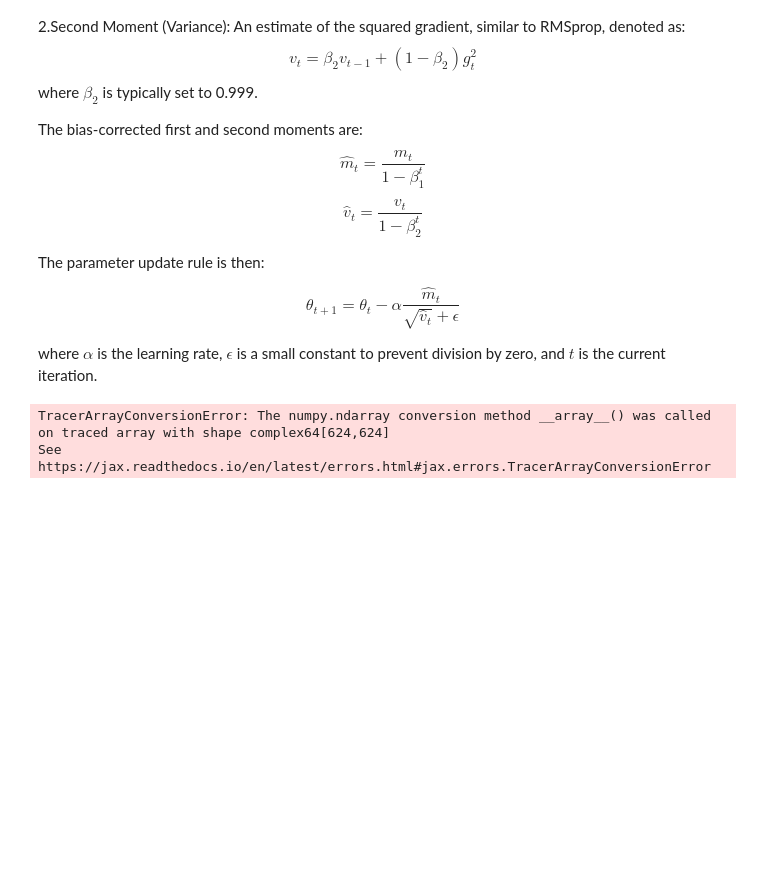
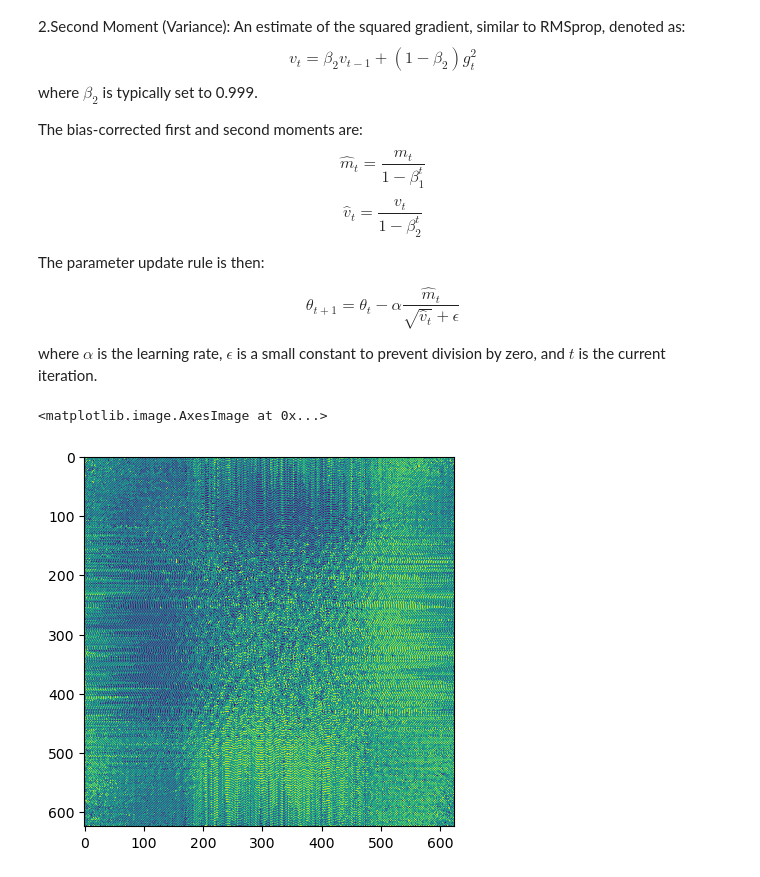
Before and after one commit to Astroxzh/CI-Project, a Jupyter notebook: Project_Ptychography.ipynb, the cells around one changed output. Drawn from its saved outputs; the diff is of its cells as text; code cells hidden in the pictures; blank space fills up the shorter version.

Commit message:
update initial

```diff
--- a/Project_Ptychography.ipynb
+++ b/Project_Ptychography.ipynb
@@ -73,7 +71,7 @@ def down_sampling_fre(obj, f=2):
         down sampling the obj with factor f in Fourier space
     '''
     m, n = obj.shape
-    obj_fre = fft.fftshift(fft.fft2(obj))
+    obj_fre = jnp.fft.fftshift(jnp.fft.fft2(obj))
     m_d, n_d = m // f, n // f # downsampling size
 
     m_center ,n_center = m // 2, n // 2 # original center
@@ -87,7 +85,7 @@ def down_sampling_fre(obj, f=2):
 
     obj_fre_cropped = obj_fre[m_start:m_end, n_start:n_end]
 
-    obj_downSampled = fft.ifft2(fft.ifftshift(obj_fre_cropped))
+    obj_downSampled = jnp.fft.ifft2(jnp.fft.ifftshift(obj_fre_cropped))
     return obj_downSampled
 
 
@@ -109,8 +107,8 @@ def down_sampling_spa(obj,f=2):
     return obj_downSampled
 # %%
 def pad_array(array, pad_array):
-    pad_factortb = (jnp.shape(pad_array)[0] - np.shape(array)[0]) // 2
-    pad_factorrl = (jnp.shape(pad_array)[1] - np.shape(array)[1]) // 2
+    pad_factortb = jnp.abs((jnp.shape(pad_array)[0] - jnp.shape(array)[0])) // 2
+    pad_factorrl = jnp.abs((jnp.shape(pad_array)[1] - jnp.shape(array)[1])) // 2
     paded_array = jnp.pad(array, ((pad_factortb, pad_factortb),(pad_factorrl, pad_factorrl)))
     return paded_array
 # %%
@@ -120,10 +118,14 @@ def forward_model(obj, probe, f=2):
         in this simulation assumes only one probe
     '''
     obj_downSampled = down_sampling_fre(obj, f=2)
-    obj_fre = fft.fftshift(fft.fft2(obj_downSampled))
-    obj_frepad = pad_array(obj_fre, probe)
-    obj_pad = fft.ifft2(fft.ifftshift(obj_frepad))
-    update_diff_pattern = jnp.abs(fft.fftshift(fft.fft2((probe[0,:,:] * 0.756 + probe[1,:,:] * 0.244) * obj_pad))) ** 2
+    obj_fre = jnp.fft.fftshift(jnp.fft.fft2(obj_downSampled))
+    obj_frepad = pad_array(obj_fre, probe[0,:,:])
+    obj_pad = jnp.fft.ifft2(jnp.fft.ifftshift(obj_frepad))
+    update_diff_pattern0 = jnp.abs(
+        jnp.fft.fftshift(jnp.fft.fft2((probe[0, :, :] * 0.756) * obj_pad)))**2
+    update_diff_pattern1 = jnp.abs(
+        jnp.fft.fftshift(jnp.fft.fft2((probe[1, :, :] * 0.244) * obj_pad)))**2
+    update_diff_pattern = update_diff_pattern0 + update_diff_pattern1
 
     return update_diff_pattern
 # %% [markdown]
@@ -273,12 +275,15 @@ with h5py.File(filename, 'r') as f:
 import jax.random as jran
 #initilize
 # initial_data = data * np.exp(1j * np.random.uniform(0, 2*np.pi, size=data.shape))
-key = jran.PRNGKey(10)
-initial_obj_guess = jnp.ones(np.shape(data))* jnp.exp(1j * jran.uniform(key, shape=jnp.shape(data), minval=0, maxval=2*jnp.pi))
+key = jran.PRNGKey(0)
+key_real, key_imag = jran.split(key)
+real_part = jran.normal(key_real, shape=jnp.shape(data))
+imag_part = jran.normal(key_imag, shape=jnp.shape(data))
+initial_obj_guess = real_part + 1j * imag_part
 obj = jnp.copy(initial_obj_guess)
 # %%
 update_obj = adam_optimization(init_obj = obj, measured = data, background = bcg, probe = probe, learning_rate = 0.4, num_iterations = 1000)
-plt.imshow(jnp.abs(update_obj))
+plt.imshow(jnp.angle(update_obj))
 # %% [output]
-TracerArrayConversionError: The numpy.ndarray conversion method __array__() was called on traced array with shape complex64[624,624]
-See https://jax.readthedocs.io/en/latest/errors.html#jax.errors.TracerArrayConversionError
+<matplotlib.image.AxesImage at 0x...>
+[figure, added]
```
Also changed, not shown: parts of 2 cells of this notebook.
